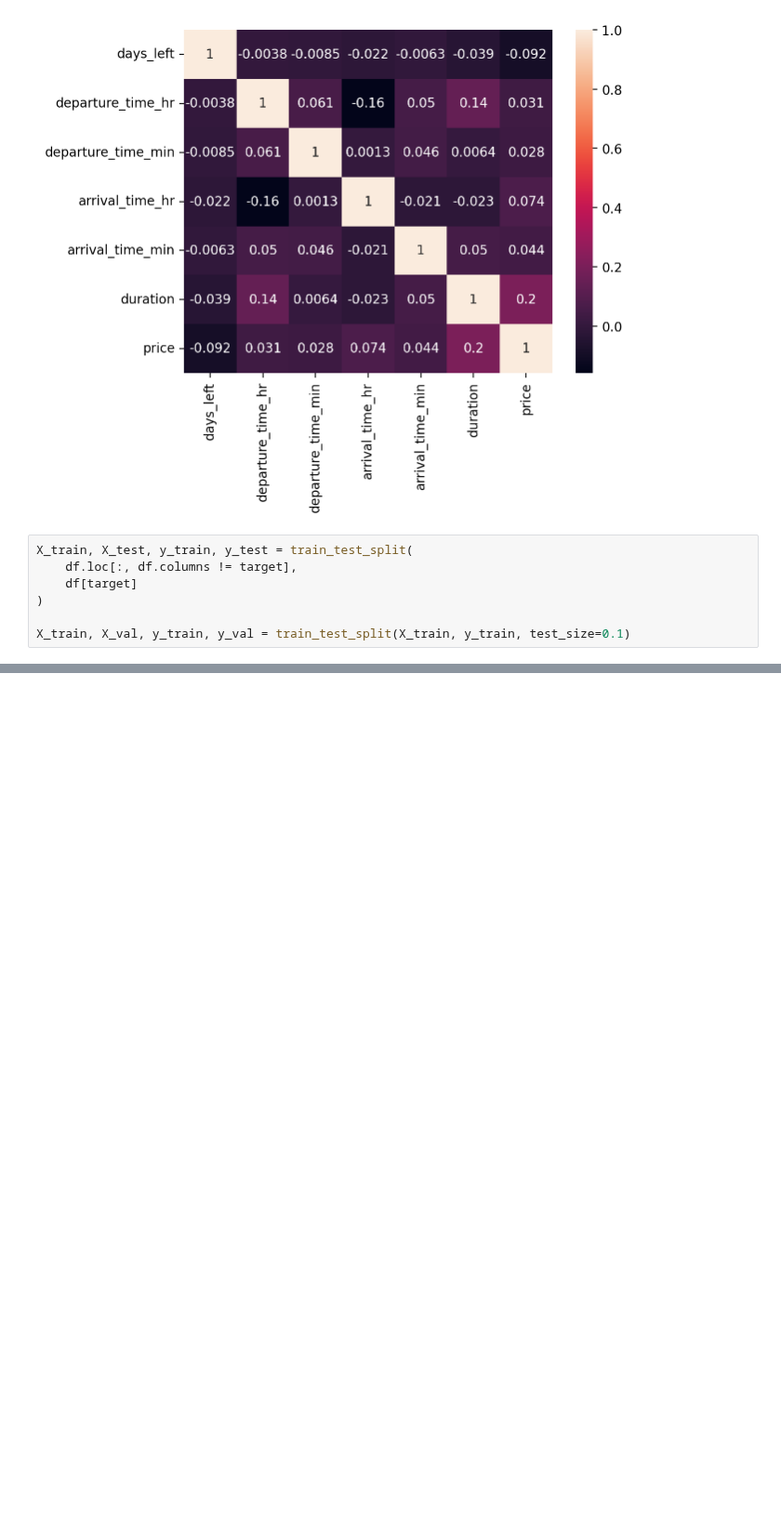
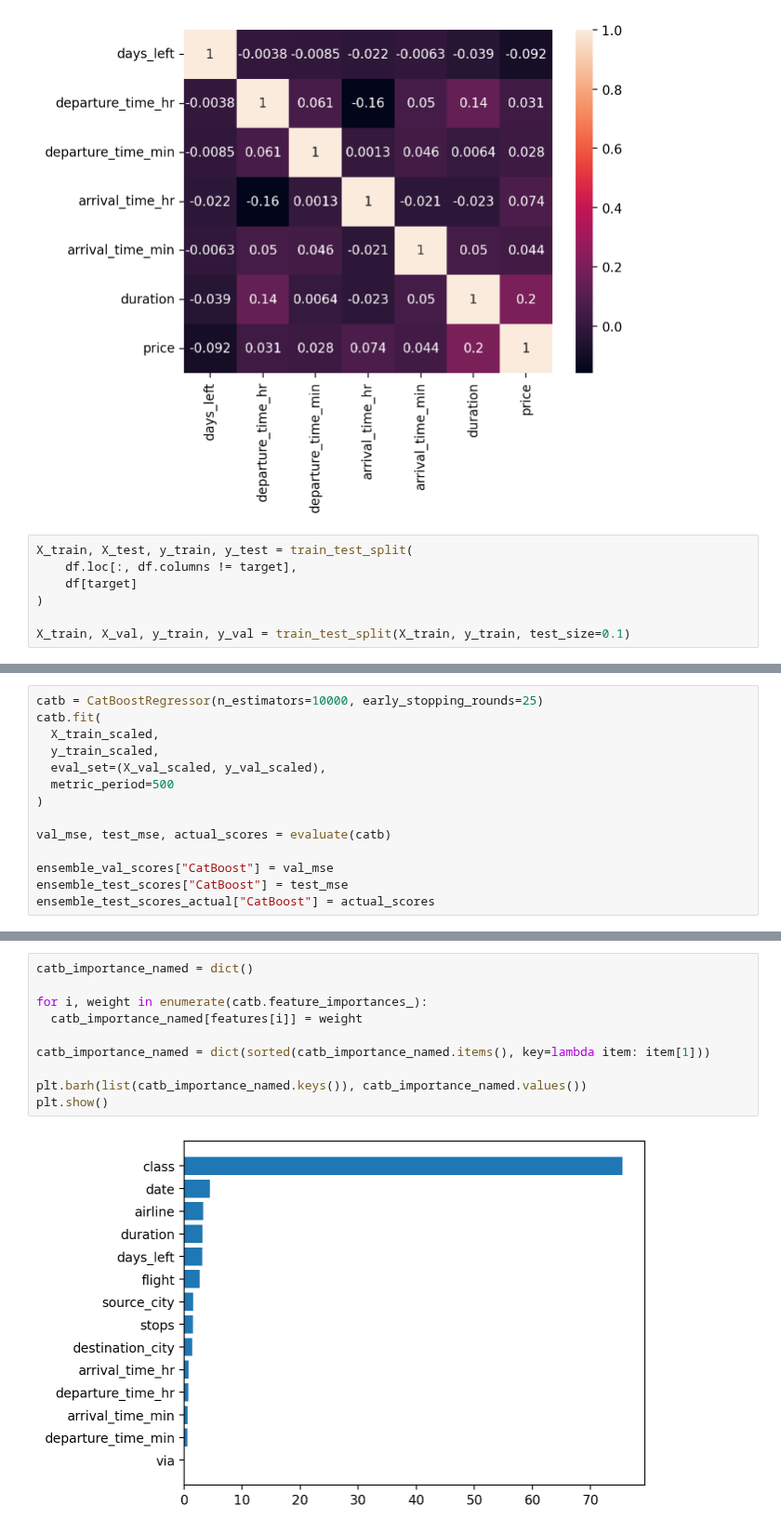
Before and after one commit to yjoer/flight-price-prediction, a Jupyter notebook: notebook.ipynb, the cells around one changed output, grey strips where cells are left out. Shown at 93% size. Saved outputs shown, nothing was run; the diff lists cells and outputs as text; blank space fills up the shorter version.

```diff
--- a/notebook.ipynb
+++ b/notebook.ipynb
@@ -427,0 +551,14 @@ plot_importance(model)
+# %%
+catb = CatBoostRegressor(n_estimators=10000, early_stopping_rounds=25)
+catb.fit(
+  X_train_scaled,
+  y_train_scaled,
+  eval_set=(X_val_scaled, y_val_scaled),
+  metric_period=500
+)
+
+val_mse, test_mse, actual_scores = evaluate(catb)
+
+ensemble_val_scores["CatBoost"] = val_mse
+ensemble_test_scores["CatBoost"] = test_mse
+ensemble_test_scores_actual["CatBoost"] = actual_scores
@@ -427,0 +585,12 @@ plot_importance(model)
+# %%
+catb_importance_named = dict()
+
+for i, weight in enumerate(catb.feature_importances_):
+  catb_importance_named[features[i]] = weight
+
+catb_importance_named = dict(sorted(catb_importance_named.items(), key=lambda item: item[1]))
+
+plt.barh(list(catb_importance_named.keys()), catb_importance_named.values())
+plt.show()
+# %% [output]
+[figure, added]
```
Also changed, not shown: parts of 71 cells of this notebook, 7 other files.
